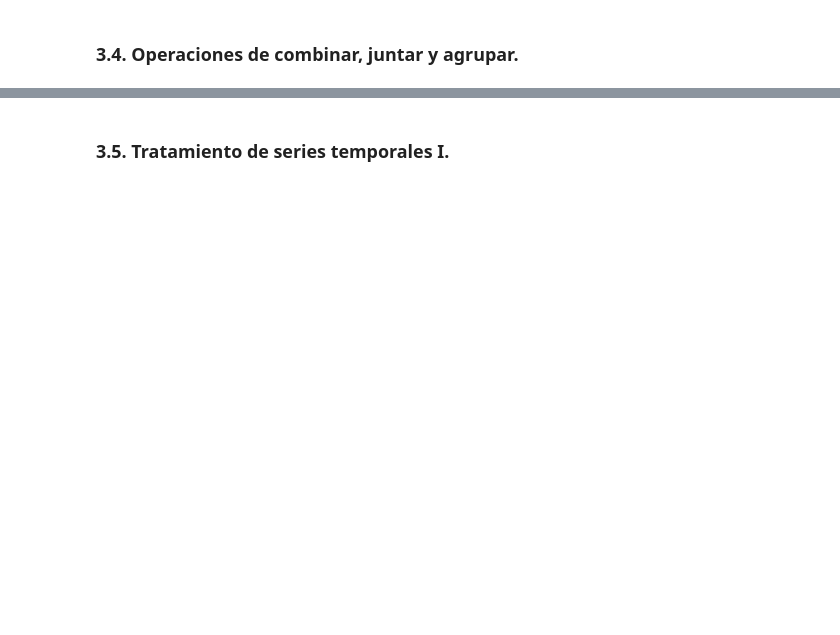
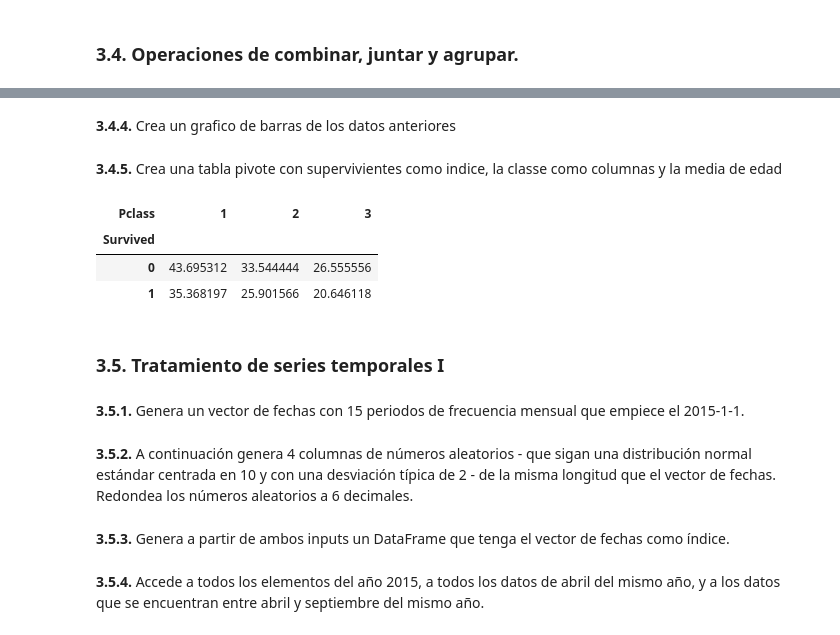
Before and after one commit to fernandodelacalle/miax-python, a Jupyter notebook: ejercicios/3_ejercicios.ipynb, the cells around one changed output, grey strips where cells are left out. Saved outputs shown, nothing was run; the diff lists cells and outputs as text; code cells hidden in the pictures; blank space fills up the shorter version.

```diff
--- a/ejercicios/3_ejercicios.ipynb
+++ b/ejercicios/3_ejercicios.ipynb
@@ -31,2 +102,25 @@ See if you can resize the plot by adding the figsize() argument in plt.subplots(
+# %% [markdown]
+**3.4.4.** Crea un grafico de barras de los datos anteriores
+# %% [markdown]
+**3.4.5.** Crea una tabla pivote con supervivientes como indice, la classe como columnas y la media de edad
+# %%
+pd.pivot_table(data,
+               values='Age',
+               index=['Survived'],
+               columns=['Pclass'],
+               aggfunc=np.mean)
+# %% [output]
+| Pclass | 1 | 2 | 3 |
+| Survived |  |  |  |
+| 0 | 43.695312 | 33.544444 | 26.555556 |
+| 1 | 35.368197 | 25.901566 | 20.646118 |
 # %% [markdown]
-### 3.5. Tratamiento de series temporales I.
+### 3.5. Tratamiento de series temporales I
+# %% [markdown]
+**3.5.1.** Genera un vector de fechas con 15 periodos de frecuencia mensual que empiece el 2015-1-1.
+# %% [markdown]
+**3.5.2.** A continuación genera 4 columnas de números aleatorios - que sigan una distribución normal estándar centrada en 10 y con una desviación típica de 2 - de la misma longitud que el vector de fechas. Redondea los números aleatorios a 6 decimales.
+# %% [markdown]
+**3.5.3.** Genera a partir de ambos inputs un DataFrame que tenga el vector de fechas como índice.
+# %% [markdown]
+**3.5.4.** Accede a todos los elementos del año 2015, a todos los datos de abril del mismo año, y a los datos que se encuentran entre abril y septiembre del mismo año.
```
Also changed, not shown: parts of 37 cells of this notebook, 11 other files.
